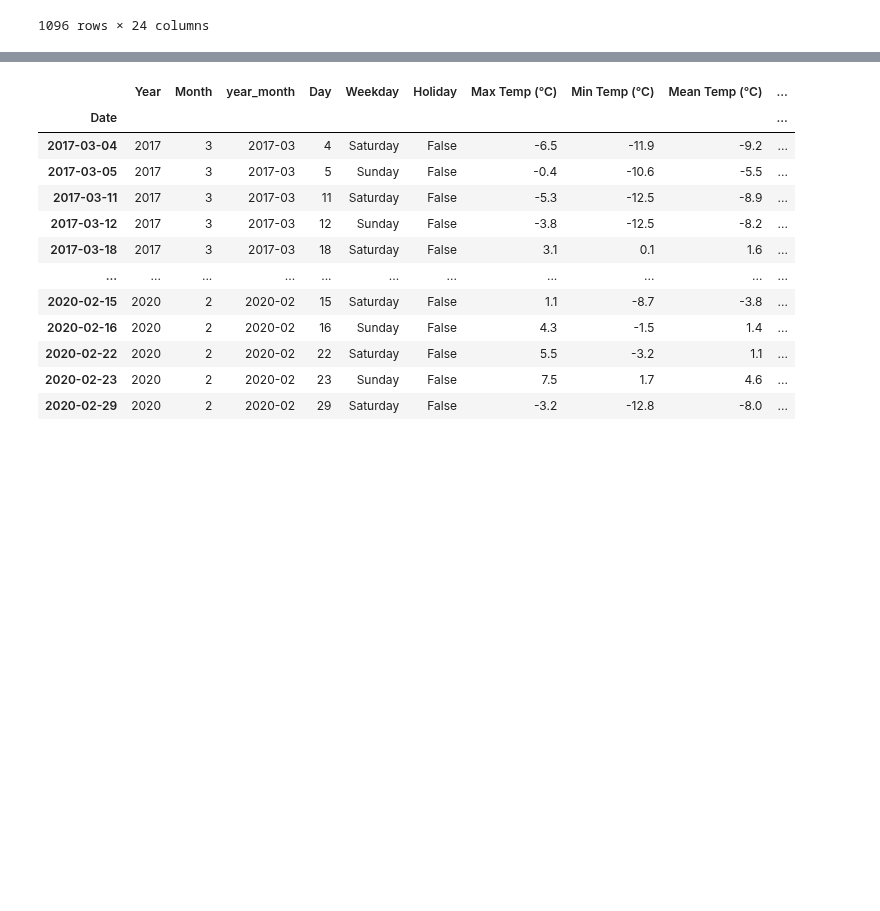
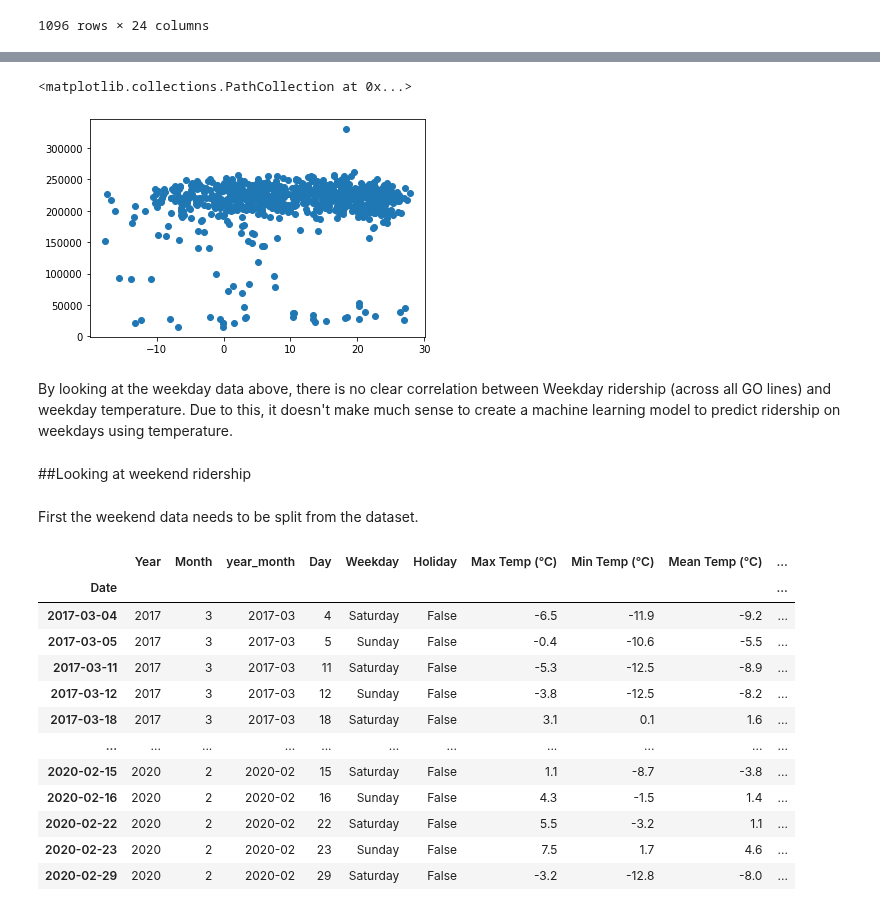
Before and after one commit to VernonNaidoo-Toronto/SCS3250-Group-2-Final-Project, a Jupyter notebook: JJ_Predict_With_Temp.ipynb, the cells around one changed output, grey strips where cells are left out. Drawn from its saved outputs; the diff is of its cells as text; code cells hidden in the pictures; blank space fills up the shorter version.

```diff
--- a/JJ_Predict_With_Temp.ipynb
+++ b/JJ_Predict_With_Temp.ipynb
@@ -31,0 +43,10 @@ data
+# %%
+# Splitting data by day and concating the weekdays together
+monday_data = data.loc[data['Weekday'] == 'Monday']
+tuesday_data = data.loc[data['Weekday'] == 'Tuesday']
+wednesday_data = data.loc[data['Weekday'] == 'Wednesday']
+thursday_data = data.loc[data['Weekday'] == 'Thursday']
+friday_data = data.loc[data['Weekday'] == 'Friday']
+weekday_data= pd.concat([monday_data, tuesday_data, wednesday_data, thursday_data, friday_data])
+weekday_data = weekday_data.sort_values(by='Date' ,ascending=True)
+weekday_data
@@ -32 +68,13 @@ data
+# %%
+# Plotting weekday mean temperature with GO ridership
+plt.scatter(weekday_data['Mean Temp (°C)'], weekday_data['Total GO Ridership'])
+# %% [output]
+<matplotlib.collections.PathCollection at 0x...>
+[figure, added]
+# %% [markdown]
+By looking at the weekday data above, there is no clear correlation between Weekday ridership (across all GO lines) and weekday temperature. Due to this, it doesn't make much sense to create a machine learning model to predict ridership on weekdays using temperature.
+# %% [markdown]
+##Looking at weekend ridership
+# %% [markdown]
+First the weekend data needs to be split from the dataset.
 # %%
```
Also changed, not shown: parts of 20 cells of this notebook.
